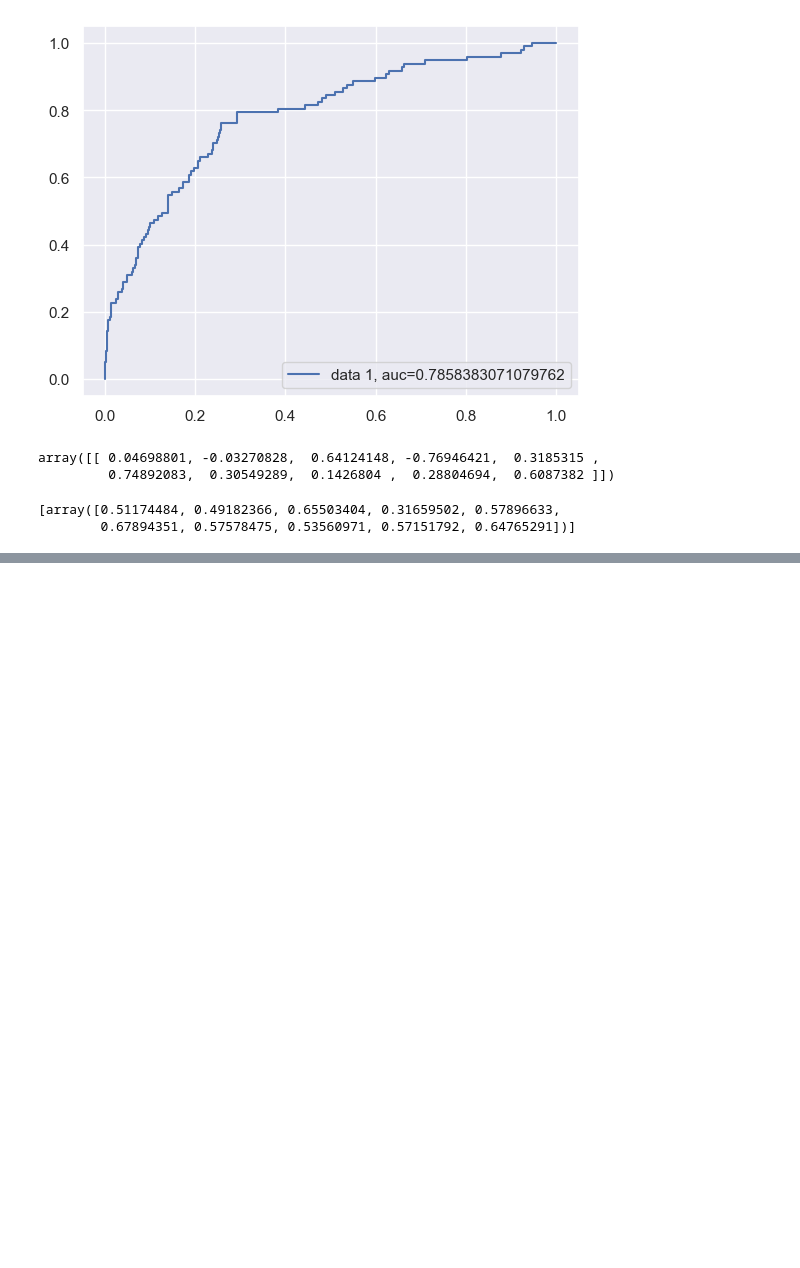
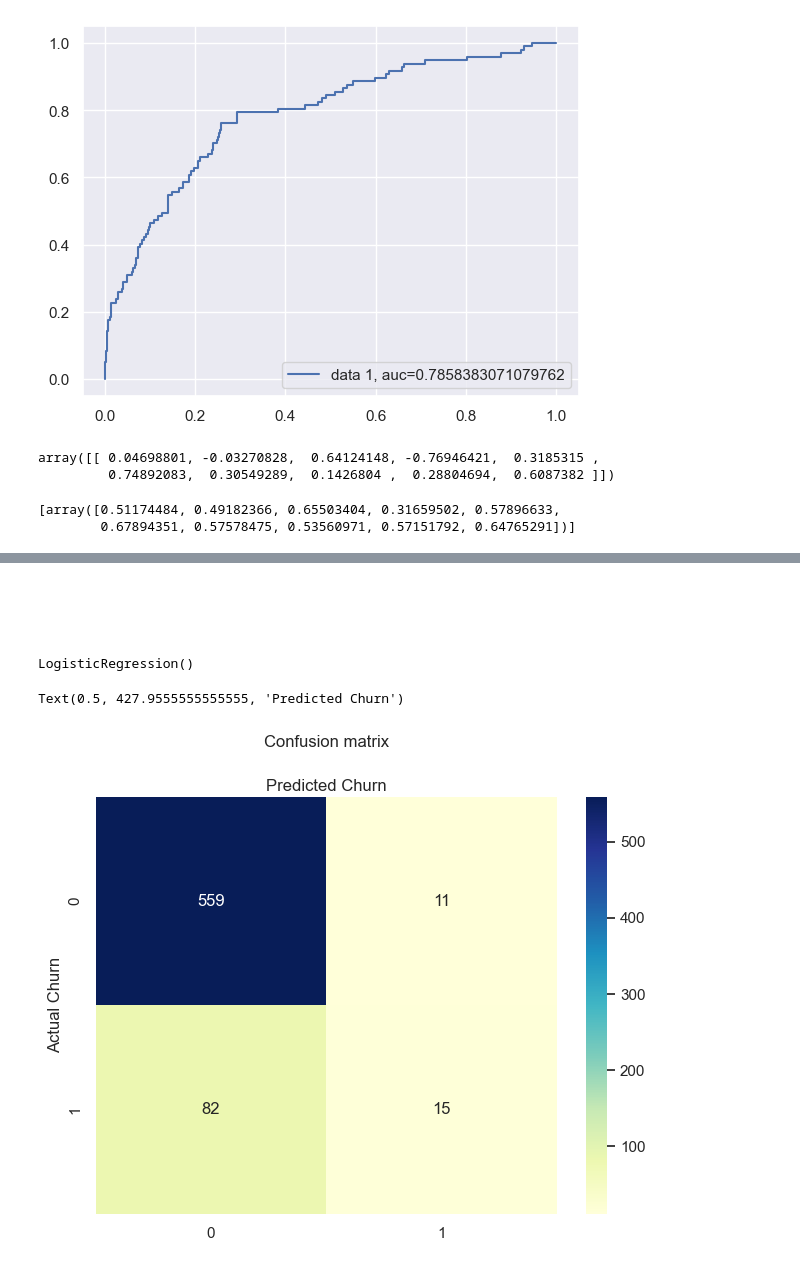
Before and after one commit to chuaqindi/sc1015-miniproject, a Jupyter notebook: logistic_regression.ipynb, the cells around one changed output, grey strips where cells are left out. Saved outputs shown, nothing was run; the diff lists cells and outputs as text; code cells hidden in the pictures; blank space fills up the shorter version.

```diff
--- a/logistic_regression.ipynb
+++ b/logistic_regression.ipynb
@@ -437,3 +437,36 @@ df_p.rename( columns ={  0: 'Account length',
 # %% [output]
 |  | Account length | Area code | International plan | Voice mail plan | Number vmail messages | ... |
 | Probability | 0.511745 | 0.491824 | 0.655034 | 0.316595 | 0.578966 | ... |
+# %% [markdown]
+## <span style=color:white> test
+# %%
+data2 = pd.DataFrame(data[['International plan','Total day minutes', 'Customer service calls']])
+# %%
+X_train, X_test, y_train, y_test = train_test_split(scale.fit_transform(data2), data['Churn'], test_size = 0.25, random_state= 42)
+# %%
+logreg = LogisticRegression()
+logreg.fit(X_train,y_train)
+# %% [output]
+LogisticRegression()
+# %%
+y_pred = logreg.predict(X_test)
+# %%
+cnf_matrix = metrics.confusion_matrix(y_test, y_pred)
+cnf_matrix
+
+
+class_names=[0,1] # name  of classes
+fig, ax = plt.subplots()
+tick_marks = np.arange(len(class_names))
+plt.xticks(tick_marks, class_names)
+plt.yticks(tick_marks, class_names)
+# create heatmap
+sb.heatmap(pd.DataFrame(cnf_matrix), annot=True, cmap="YlGnBu" ,fmt='g')
+ax.xaxis.set_label_position("top")
+plt.tight_layout()
+plt.title('Confusion matrix', y=1.1)
+plt.ylabel('Actual Churn')
+plt.xlabel('Predicted Churn')
+# %% [output]
+Text(0.5, 427.9555555555555, 'Predicted Churn')
+[figure, added]
```
Also changed, not shown: parts of 4 cells of this notebook.
